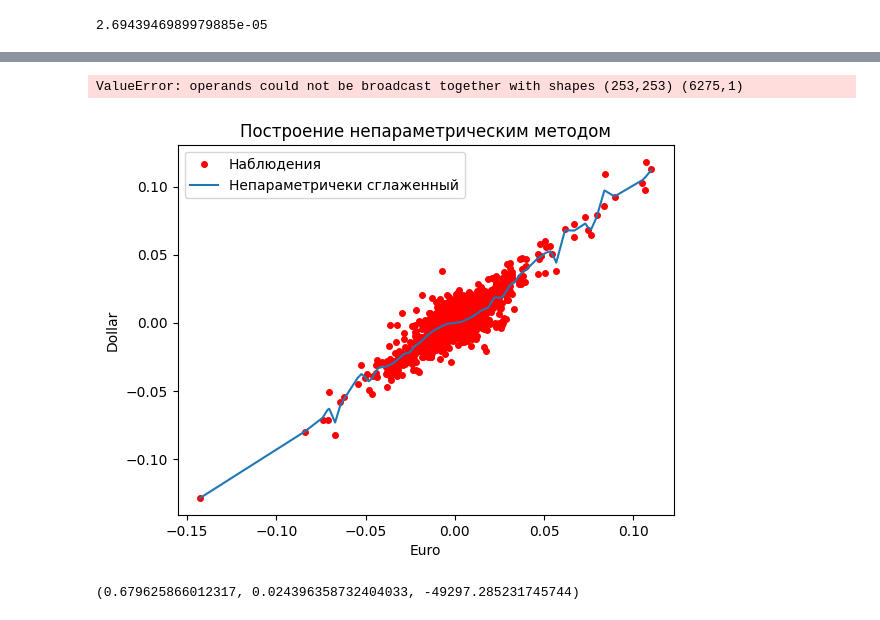
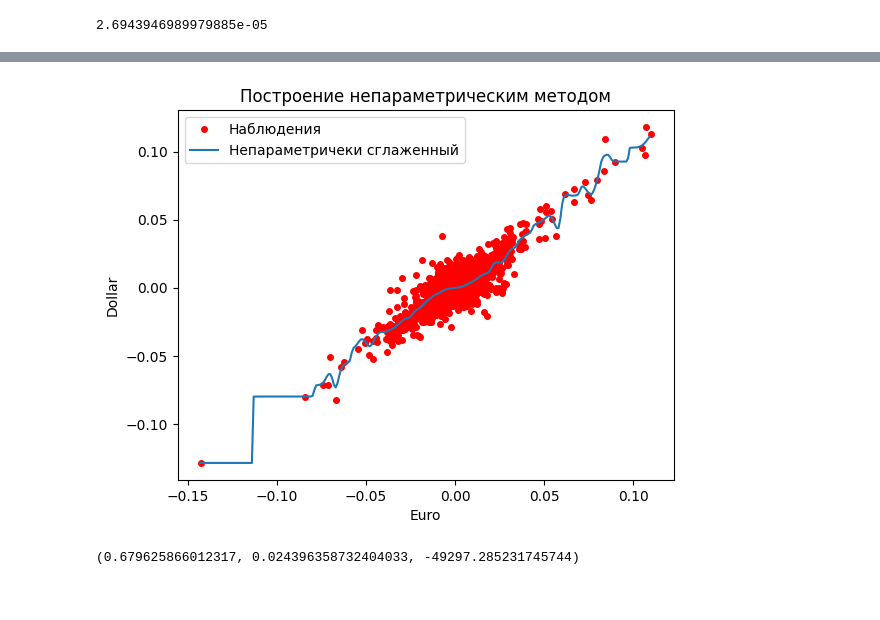
Before and after one commit to AnfimovAleksandr/mag_diploma, a Jupyter notebook: Непараметрический_2.ipynb, the cells around one changed output, grey strips where cells are left out. Cells and saved outputs as stored; diff of their text form; code cells hidden in the pictures.

```diff
--- a/Непараметрический_2.ipynb
+++ b/Непараметрический_2.ipynb
@@ -1226,0 +1227,4 @@ a_s.shape
+# %%
+minimum = int(min(np_data_euro)[0] * 1000 - 1)
+maximum = int(max(np_data_euro)[0] * 1000 + 1)
+a_s = np.array([i / 1000 for i in range(minimum, maximum)]).reshape(-1, 1)
@@ -1227,19 +1247,17 @@ a_s.shape
 # %%
 var_Y = np_data_dollar.var(ddof= 1)
-k_h = K_h(np_data_euro - a_s.reshape((253)), h)
+k_h = K_h(np_data_euro - a_s.reshape(1, 253), h)
 res = (k_h * np_data_dollar).sum(axis = 0) / k_h.sum(axis = 0)
-# %% [output]
-ValueError: operands could not be broadcast together with shapes (253,253) (6275,1)
 # %%
 plt.title('Построение непараметрическим методом')
 plt.xlabel('Euro')
 plt.ylabel('Dollar')
 plt.plot(data['curs_euro'], data['curs_dollar'], 'ro', markersize=4)
-plt.plot(np_data_euro, E_Y_X)
+plt.plot(a_s, res)
 plt.legend(['Наблюдения', 'Непараметричеки сглаженный'])
 plt.show()
 # %% [output]
-[figure, old version]
+[figure, new version]
 # %%
 var_Y = np_data_dollar.var(ddof= 1)
 k_h = K_h(np_data_euro - np_data_euro.reshape((n_samples)), h)
```
Also changed, not shown: parts of 7 cells of this notebook, 4 other files.
